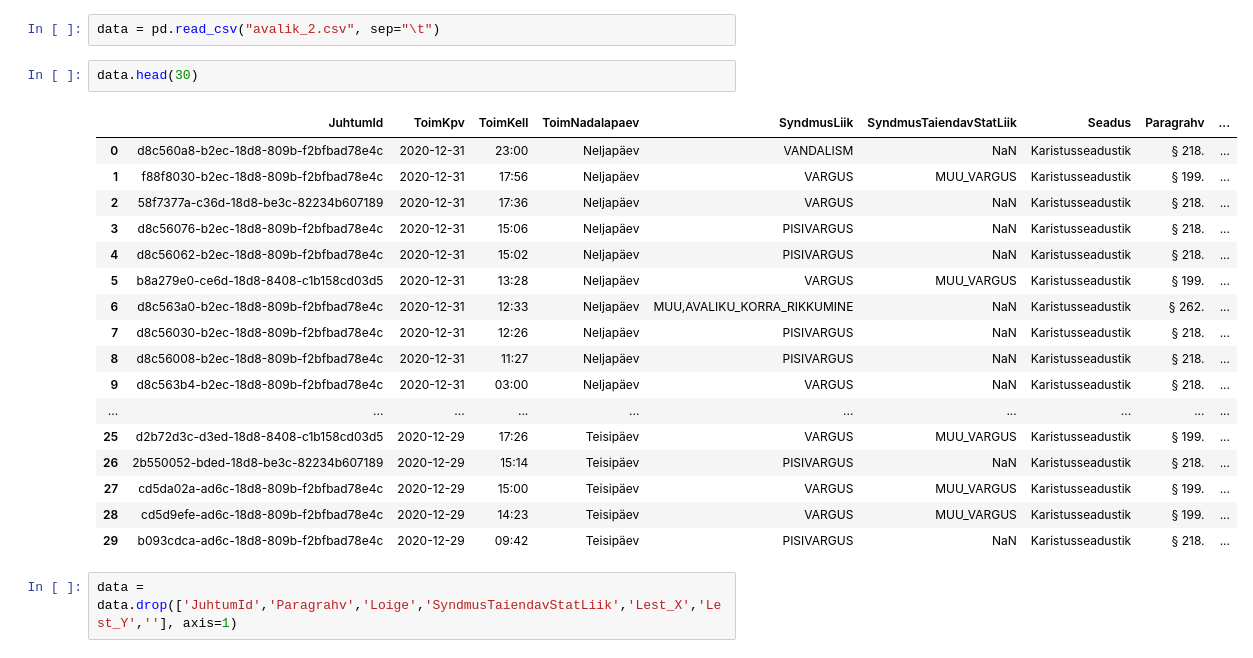
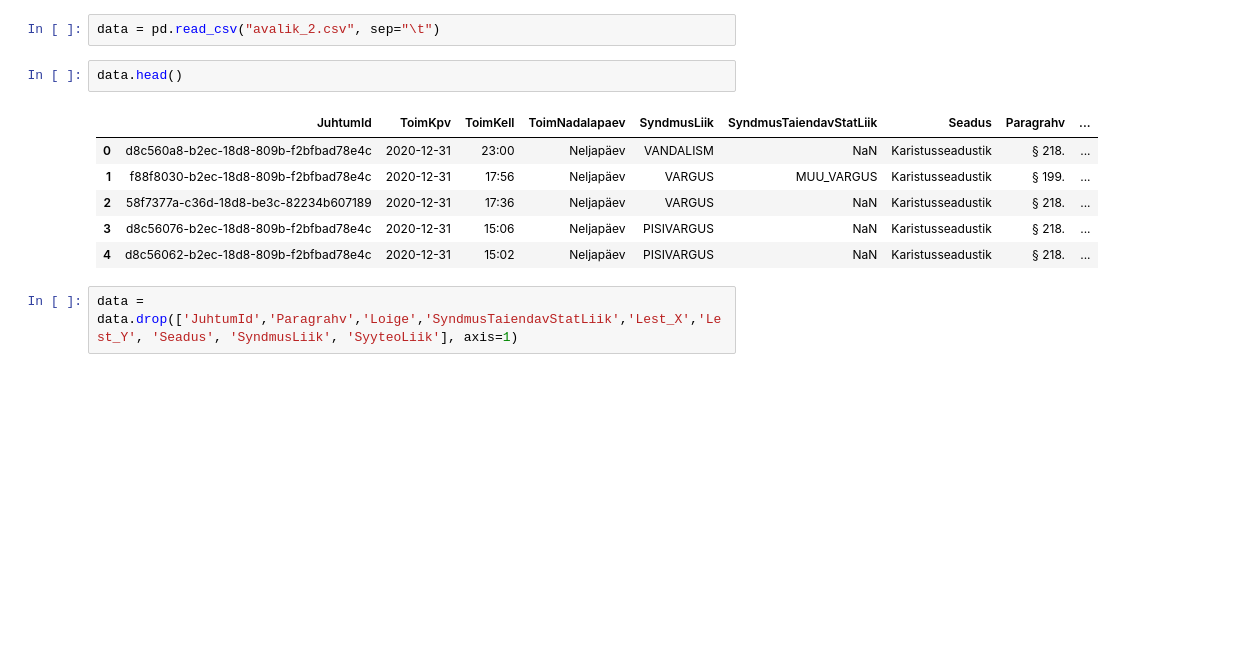
Before and after one commit to regitaluukas/IDS_C3, a Jupyter notebook: project.ipynb, the cells around one changed output. Saved outputs shown, nothing was run; the diff lists cells and outputs as text; blank space fills up the shorter version.

```diff
--- a/project.ipynb
+++ b/project.ipynb
@@ -4,27 +14,16 @@ import pandas as pd
 # %%
 data = pd.read_csv("avalik_2.csv", sep="\t")
 # %%
-data.head(30)
+data.head()
 # %% [output]
 |  | JuhtumId | ToimKpv | ToimKell | ToimNadalapaev | SyndmusLiik | SyndmusTaiendavStatLiik | Seadus | Paragrahv | ... |
 | 0 | d8c560a8-b2ec-18d8-809b-f2bfbad78e4c | 2020-12-31 | 23:00 | Neljapäev | VANDALISM | NaN | Karistusseadustik | § 218. | ... |
 | 1 | f88f8030-b2ec-18d8-809b-f2bfbad78e4c | 2020-12-31 | 17:56 | Neljapäev | VARGUS | MUU_VARGUS | Karistusseadustik | § 199. | ... |
 | 2 | 58f7377a-c36d-18d8-be3c-82234b607189 | 2020-12-31 | 17:36 | Neljapäev | VARGUS | NaN | Karistusseadustik | § 218. | ... |
 | 3 | d8c56076-b2ec-18d8-809b-f2bfbad78e4c | 2020-12-31 | 15:06 | Neljapäev | PISIVARGUS | NaN | Karistusseadustik | § 218. | ... |
 | 4 | d8c56062-b2ec-18d8-809b-f2bfbad78e4c | 2020-12-31 | 15:02 | Neljapäev | PISIVARGUS | NaN | Karistusseadustik | § 218. | ... |
-| 5 | b8a279e0-ce6d-18d8-8408-c1b158cd03d5 | 2020-12-31 | 13:28 | Neljapäev | VARGUS | MUU_VARGUS | Karistusseadustik | § 199. | ... |
-| 6 | d8c563a0-b2ec-18d8-809b-f2bfbad78e4c | 2020-12-31 | 12:33 | Neljapäev | MUU,AVALIKU_KORRA_RIKKUMINE | NaN | Karistusseadustik | § 262. | ... |
-| 7 | d8c56030-b2ec-18d8-809b-f2bfbad78e4c | 2020-12-31 | 12:26 | Neljapäev | PISIVARGUS | NaN | Karistusseadustik | § 218. | ... |
-| 8 | d8c56008-b2ec-18d8-809b-f2bfbad78e4c | 2020-12-31 | 11:27 | Neljapäev | PISIVARGUS | NaN | Karistusseadustik | § 218. | ... |
-| 9 | d8c563b4-b2ec-18d8-809b-f2bfbad78e4c | 2020-12-31 | 03:00 | Neljapäev | VARGUS | NaN | Karistusseadustik | § 218. | ... |
-| ... | ... | ... | ... | ... | ... | ... | ... | ... | ... |
-| 25 | d2b72d3c-d3ed-18d8-8408-c1b158cd03d5 | 2020-12-29 | 17:26 | Teisipäev | VARGUS | MUU_VARGUS | Karistusseadustik | § 199. | ... |
-| 26 | 2b550052-bded-18d8-be3c-82234b607189 | 2020-12-29 | 15:14 | Teisipäev | PISIVARGUS | NaN | Karistusseadustik | § 218. | ... |
-| 27 | cd5da02a-ad6c-18d8-809b-f2bfbad78e4c | 2020-12-29 | 15:00 | Teisipäev | VARGUS | MUU_VARGUS | Karistusseadustik | § 199. | ... |
-| 28 | cd5d9efe-ad6c-18d8-809b-f2bfbad78e4c | 2020-12-29 | 14:23 | Teisipäev | VARGUS | MUU_VARGUS | Karistusseadustik | § 199. | ... |
-| 29 | b093cdca-ad6c-18d8-809b-f2bfbad78e4c | 2020-12-29 | 09:42 | Teisipäev | PISIVARGUS | NaN | Karistusseadustik | § 218. | ... |
 # %%
-data = data.drop(['JuhtumId','Paragrahv','Loige','SyndmusTaiendavStatLiik','Lest_X','Lest_Y',''], axis=1)
+data = data.drop(['JuhtumId','Paragrahv','Loige','SyndmusTaiendavStatLiik','Lest_X','Lest_Y', 'Seadus', 'SyndmusLiik', 'SyyteoLiik'], axis=1)
 # %%
 data.head()
 # %% [output]
```
Also changed, not shown: parts of 39 cells of this notebook, 3 other files.
